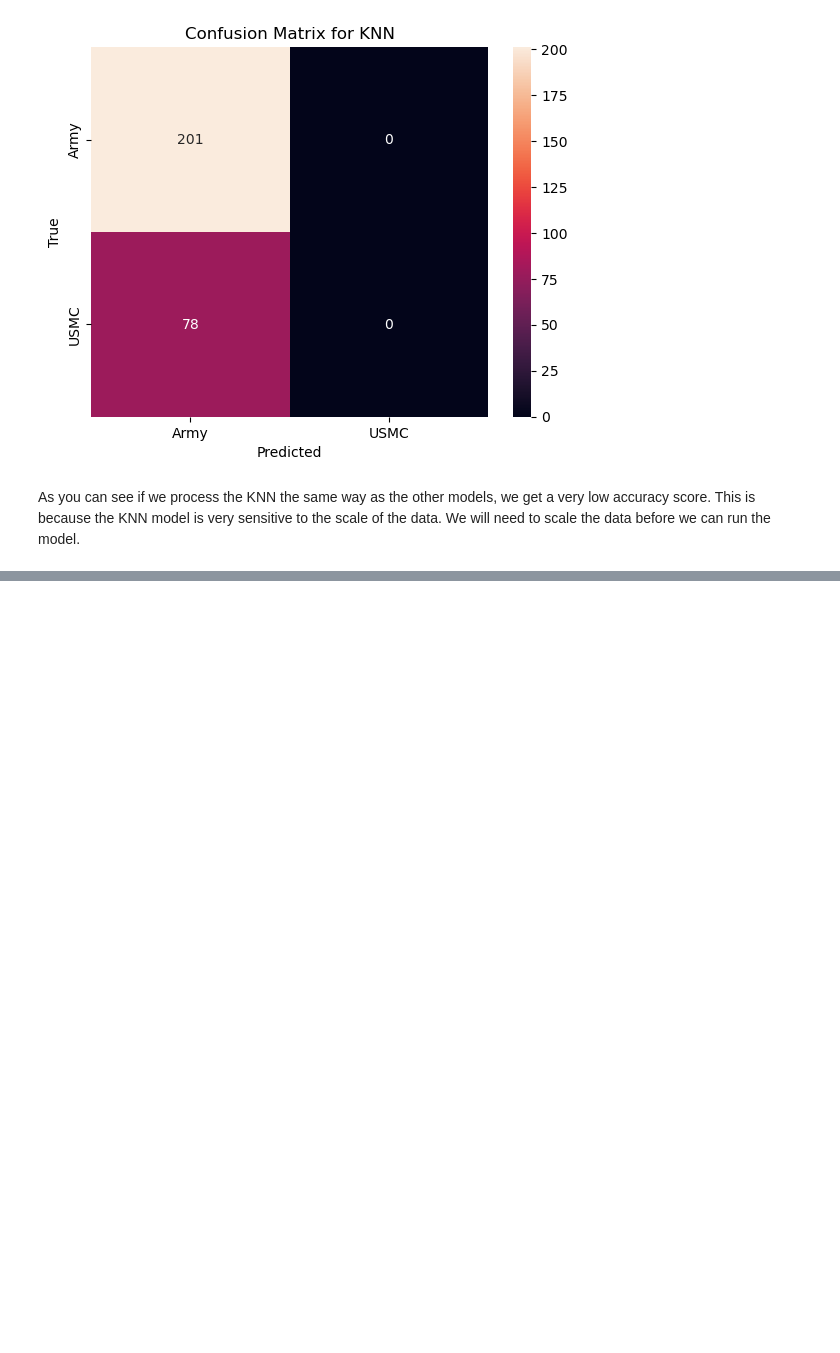
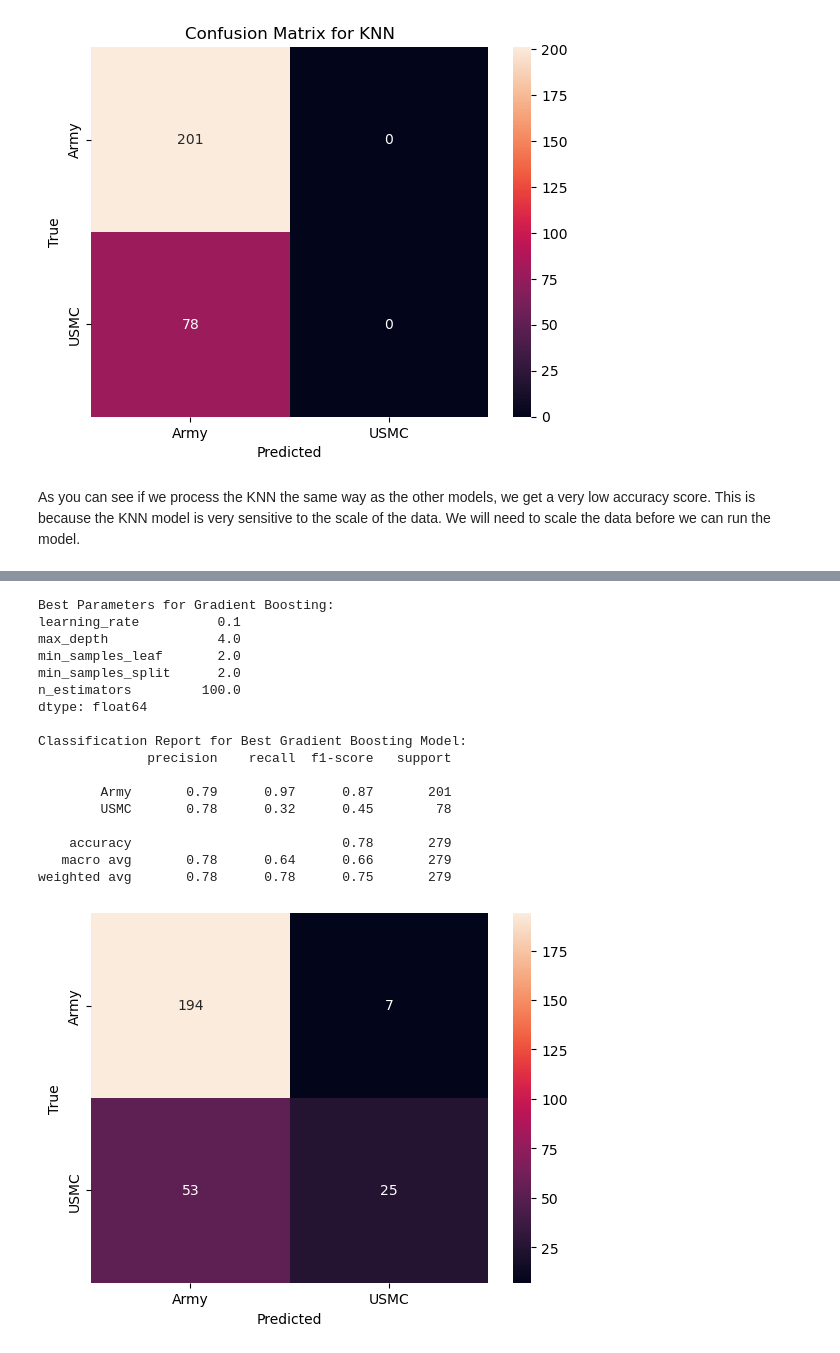
Before and after one commit to KyeraFrancis/NLP_Classification_Sentiment_analysis, a Jupyter notebook: 3_ANALYSIS/modeling_military.ipynb, the cells around one changed output, grey strips where cells are left out. Saved outputs shown, nothing was run; the diff lists cells and outputs as text; code cells hidden in the pictures; blank space fills up the shorter version.

```diff
--- a/3_ANALYSIS/modeling_military.ipynb
+++ b/3_ANALYSIS/modeling_military.ipynb
@@ -637,0 +706,56 @@ Accuracy: 0.7240143369175627
+# %%
+# Define parameter grid for GridSearch
+param_grid_gb = {
+    'n_estimators': [100, 200, 300],
+    'learning_rate': [0.01, 0.1, 0.2],
+    'max_depth': [3, 4, 5],
+    'min_samples_split': [2, 4],
+    'min_samples_leaf': [1, 2]
+}
+
+# Initialize Grid Search
+grid_search_gb = GridSearchCV(GradientBoostingClassifier(), param_grid=param_grid_gb, cv=5)
+grid_search_gb.fit(X_train, y_train)
+
+# Re-evaluate with the best parameters
+best_model_gb = grid_search_gb.best_estimator_
+y_pred_best_gb = best_model_gb.predict(X_test)
+# %%
+# Print best parameters
+print("Best Parameters for Gradient Boosting:")
+print(pd.Series(grid_search_gb.best_params_))
+print()
+
+# Print classification report for the best model
+print("Classification Report for Best Gradient Boosting Model:")
+print(classification_report(y_test, y_pred_best_gb))
+
+# Plot confusion matrix for the best model
+cm_gb_best = confusion_matrix(y_test, y_pred_best_gb)
+sns.heatmap(cm_gb_best,
+            annot=True,
+            fmt='d',
+            xticklabels=['Army', 'USMC'],
+            yticklabels=['Army', 'USMC'])
+plt.xlabel('Predicted')
+plt.ylabel('True')
+plt.show()
+# %% [output]
+Best Parameters for Gradient Boosting:
+learning_rate          0.1
+max_depth              4.0
+min_samples_leaf       2.0
+min_samples_split      2.0
+n_estimators         100.0
+dtype: float64
+
+Classification Report for Best Gradient Boosting Model:
+              precision    recall  f1-score   support
+
+        Army       0.79      0.97      0.87       201
+        USMC       0.78      0.32      0.45        78
+
+    accuracy                           0.78       279
+   macro avg       0.78      0.64      0.66       279
+weighted avg       0.78      0.78      0.75       279
+[figure, added]
```
Also changed, not shown: parts of 7 cells of this notebook, 2 other files.
